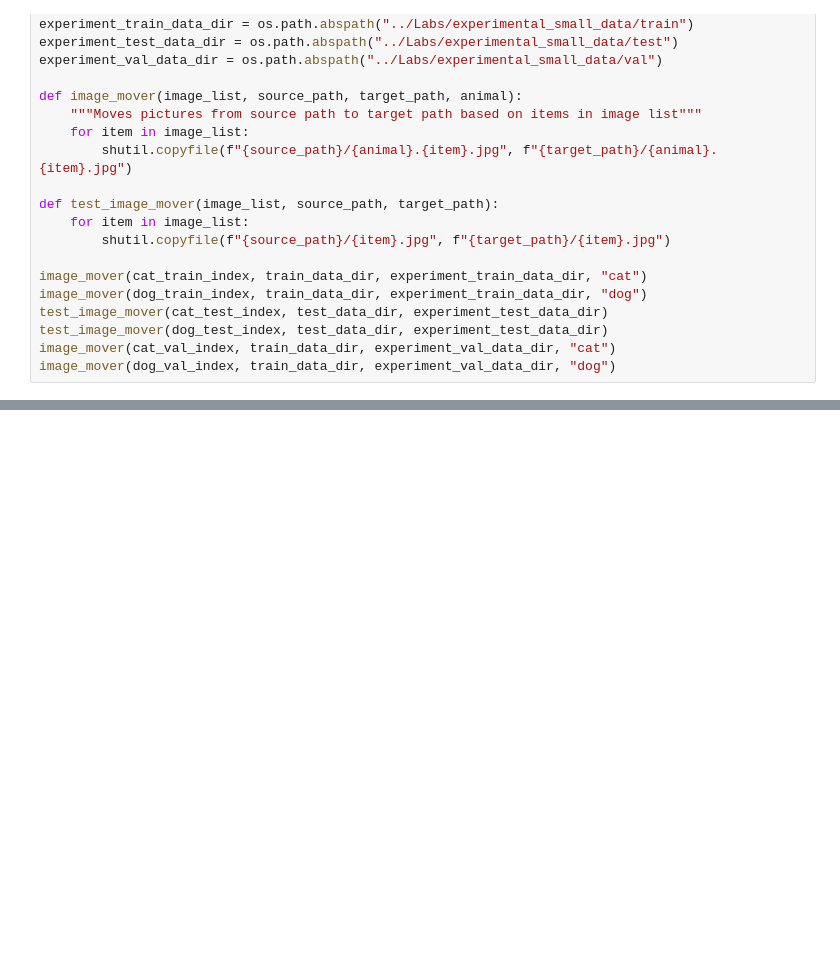
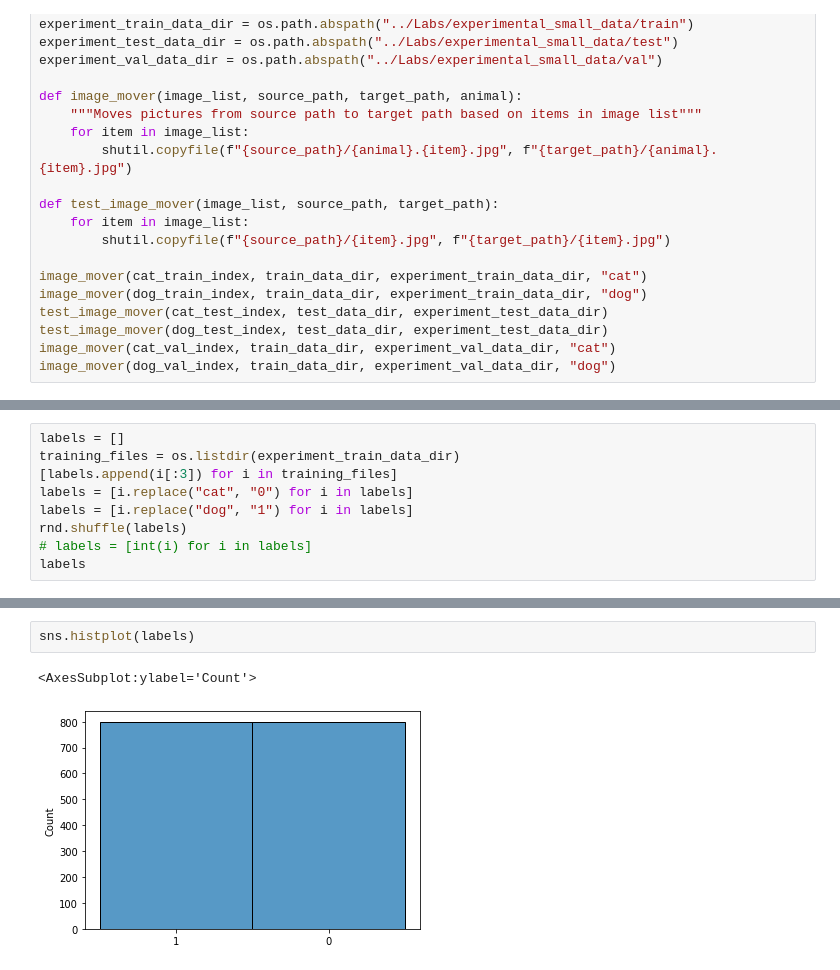
Before and after one commit to FabianAndersson17/Deep_learning_Fabian_Andersson, a Jupyter notebook: Labs/lab.ipynb, the cells around one changed output, grey strips where cells are left out. Saved outputs shown, nothing was run; the diff lists cells and outputs as text; blank space fills up the shorter version.

Commit message:
Took out label vector and ploted to check balance in data

```diff
--- a/Labs/lab.ipynb
+++ b/Labs/lab.ipynb
@@ -160,0 +142,9 @@ image_mover(dog_val_index, train_data_dir, experiment_val_data_dir, "dog")
+# %%
+labels = []
+training_files = os.listdir(experiment_train_data_dir)
+[labels.append(i[:3]) for i in training_files]
+labels = [i.replace("cat", "0") for i in labels]
+labels = [i.replace("dog", "1") for i in labels]
+rnd.shuffle(labels)
+# labels = [int(i) for i in labels]
+labels
@@ -160,0 +169,5 @@ image_mover(dog_val_index, train_data_dir, experiment_val_data_dir, "dog")
+# %%
+sns.histplot(labels)
+# %% [output]
+<AxesSubplot:ylabel='Count'>
+[figure, added]
```
Also changed, not shown: parts of 3 cells of this notebook.
